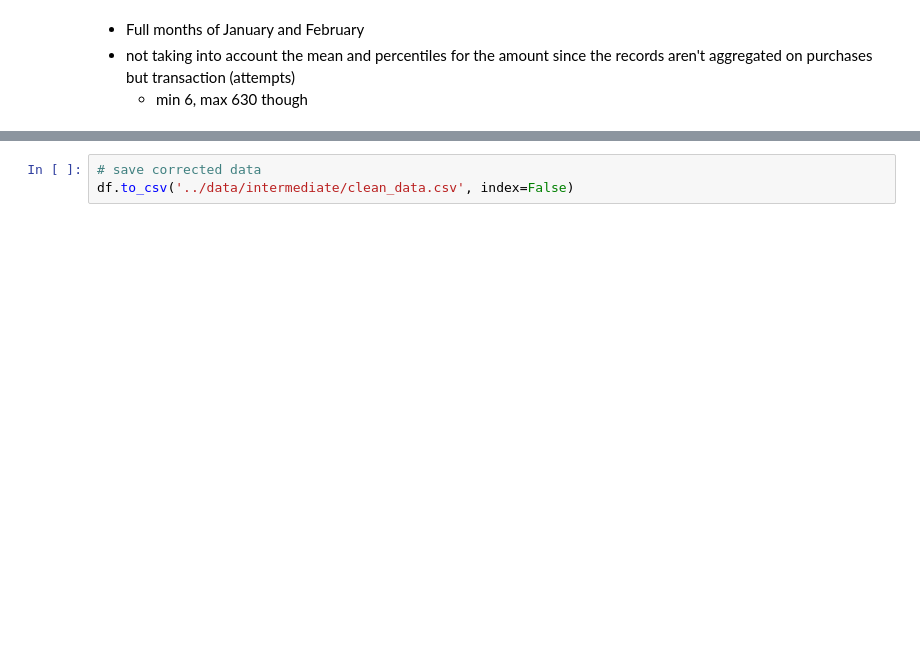
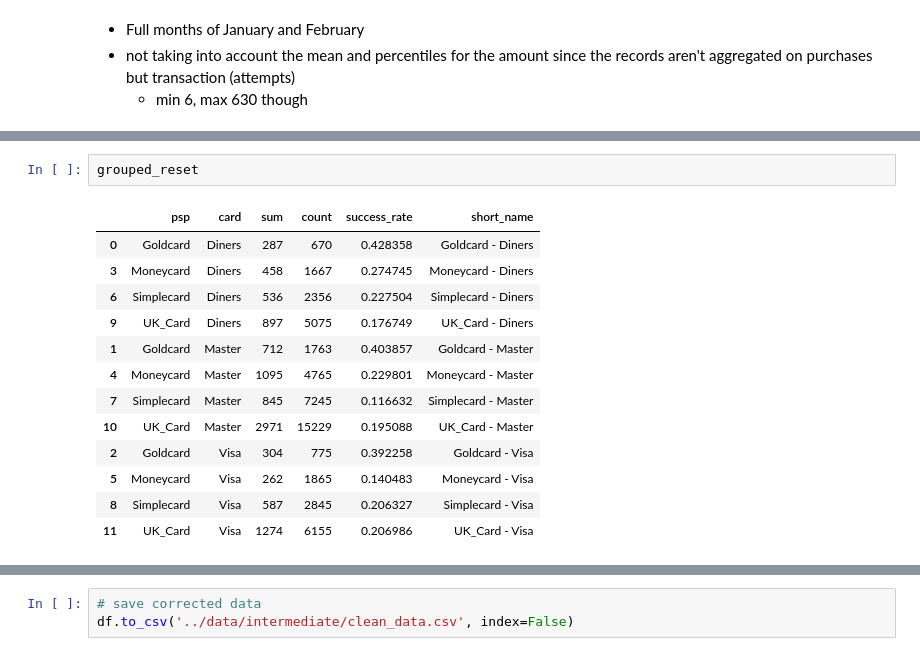
Before and after one commit to jeaend/payment_routing_optimizer, a Jupyter notebook: notebooks/01_data_analysis.ipynb, the cells around one changed output, grey strips where cells are left out. Saved outputs shown, nothing was run; the diff lists cells and outputs as text; blank space fills up the shorter version.

```diff
--- a/notebooks/01_data_analysis.ipynb
+++ b/notebooks/01_data_analysis.ipynb
@@ -149,0 +221,16 @@ df.describe().T
+# %%
+grouped_reset
+# %% [output]
+|  | psp | card | sum | count | success_rate | short_name |
+| 0 | Goldcard | Diners | 287 | 670 | 0.428358 | Goldcard - Diners |
+| 3 | Moneycard | Diners | 458 | 1667 | 0.274745 | Moneycard - Diners |
+| 6 | Simplecard | Diners | 536 | 2356 | 0.227504 | Simplecard - Diners |
+| 9 | UK_Card | Diners | 897 | 5075 | 0.176749 | UK_Card - Diners |
+| 1 | Goldcard | Master | 712 | 1763 | 0.403857 | Goldcard - Master |
+| 4 | Moneycard | Master | 1095 | 4765 | 0.229801 | Moneycard - Master |
+| 7 | Simplecard | Master | 845 | 7245 | 0.116632 | Simplecard - Master |
+| 10 | UK_Card | Master | 2971 | 15229 | 0.195088 | UK_Card - Master |
+| 2 | Goldcard | Visa | 304 | 775 | 0.392258 | Goldcard - Visa |
+| 5 | Moneycard | Visa | 262 | 1865 | 0.140483 | Moneycard - Visa |
+| 8 | Simplecard | Visa | 587 | 2845 | 0.206327 | Simplecard - Visa |
+| 11 | UK_Card | Visa | 1274 | 6155 | 0.206986 | UK_Card - Visa |
```
Also changed, not shown: parts of 7 cells of this notebook.
